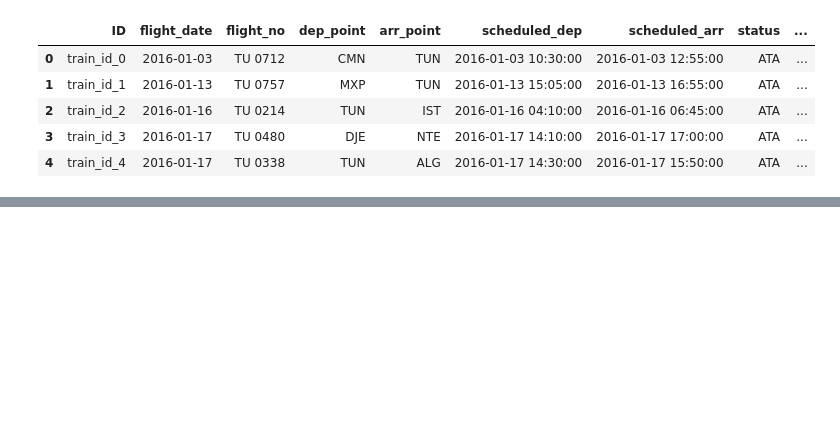
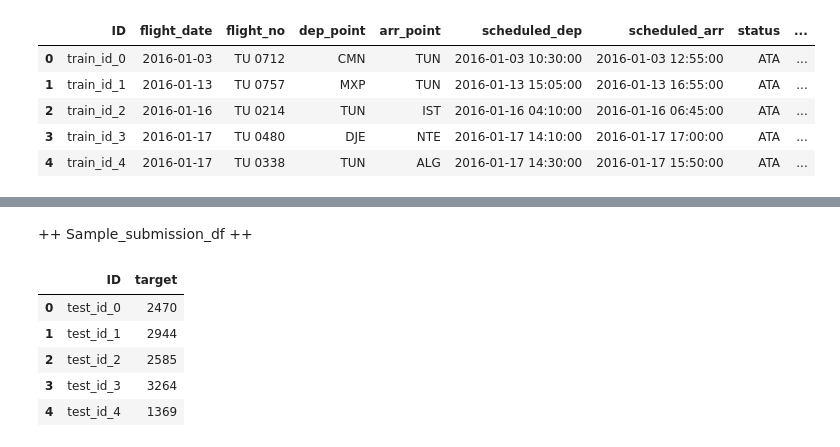
Before and after one commit to oliv-code/Airport_delay_ML, a Jupyter notebook: airport_delay.ipynb, the cells around one changed output, grey strips where cells are left out. Cells and saved outputs as stored; diff of their text form; code cells hidden in the pictures; blank space fills up the shorter version.

```diff
--- a/airport_delay.ipynb
+++ b/airport_delay.ipynb
@@ -333,0 +340,14 @@ memory usage: 8.2+ MB
+# %% [markdown]
+++ Sample_submission_df ++
+# %%
+#read in sample_submission_df
+sample_submission_df = pd.read_csv('data/SampleSubmission.csv')
+
+sample_submission_df.head()
+# %% [output]
+|  | ID | target |
+| 0 | test_id_0 | 2470 |
+| 1 | test_id_1 | 2944 |
+| 2 | test_id_2 | 2585 |
+| 3 | test_id_3 | 3264 |
+| 4 | test_id_4 | 1369 |
```
Also changed, not shown: parts of 15 cells of this notebook.
